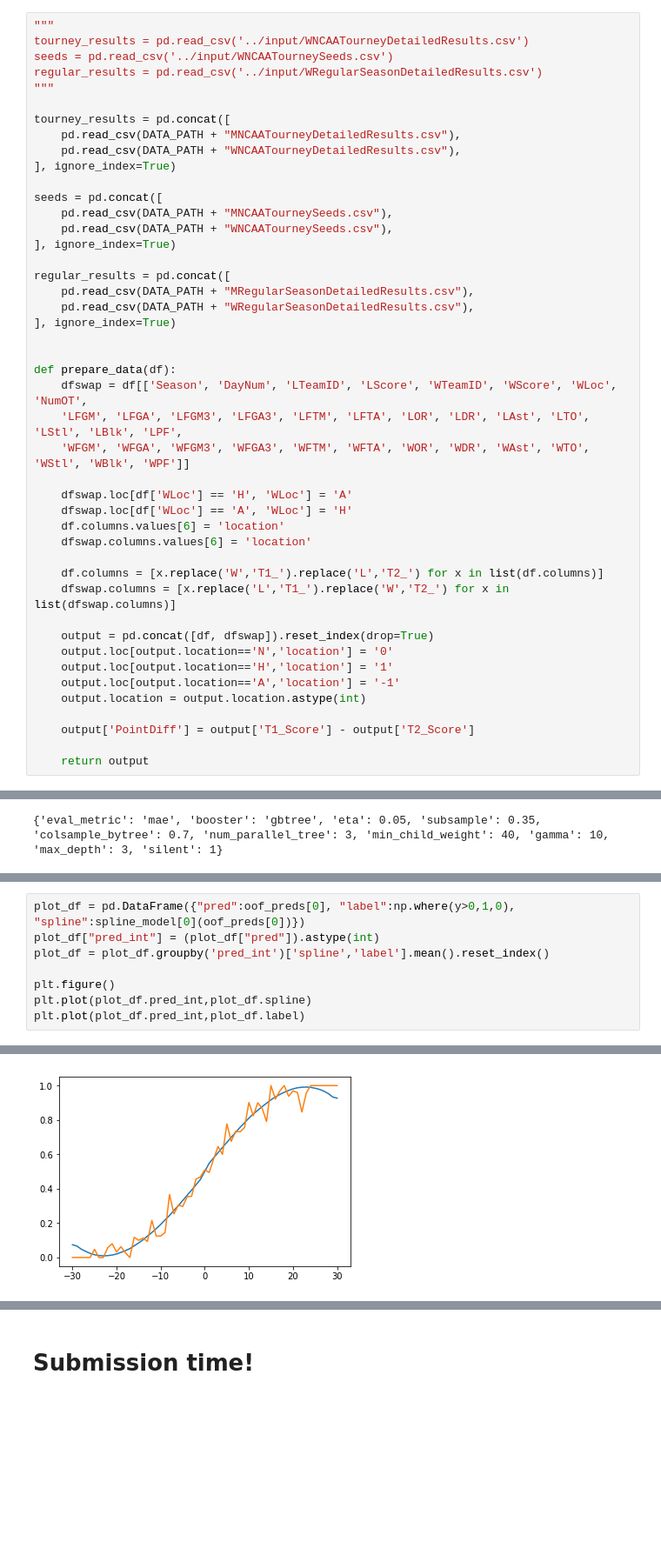
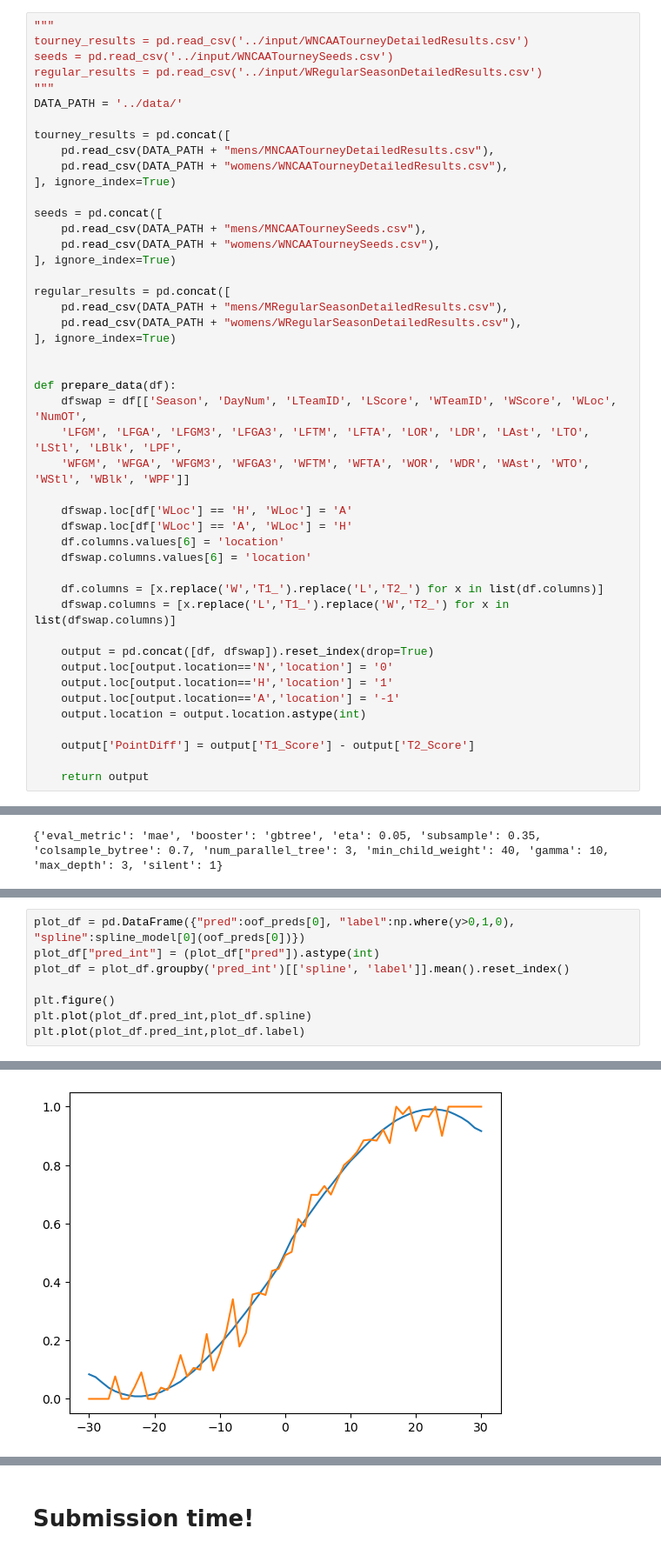
Before and after one commit to dsw225/March-Machine-Learning-Mania-2025, a Jupyter notebook: downloaded_inspo/paris-madness-2023.ipynb, the cells around one changed output, grey strips where cells are left out. Shown at 87% size. Cells and saved outputs as stored; diff of their text form; blank space fills up the shorter version.

```diff
--- a/downloaded_inspo/paris-madness-2023.ipynb
+++ b/downloaded_inspo/paris-madness-2023.ipynb
@@ -102,20 +60,21 @@ tourney_results = pd.read_csv('../input/WNCAATourneyDetailedResults.csv')
 seeds = pd.read_csv('../input/WNCAATourneySeeds.csv')
 regular_results = pd.read_csv('../input/WRegularSeasonDetailedResults.csv')
 """
+DATA_PATH = '../data/'
 
 tourney_results = pd.concat([
-    pd.read_csv(DATA_PATH + "MNCAATourneyDetailedResults.csv"),
-    pd.read_csv(DATA_PATH + "WNCAATourneyDetailedResults.csv"),
+    pd.read_csv(DATA_PATH + "mens/MNCAATourneyDetailedResults.csv"),
+    pd.read_csv(DATA_PATH + "womens/WNCAATourneyDetailedResults.csv"),
 ], ignore_index=True)
 
 seeds = pd.concat([
-    pd.read_csv(DATA_PATH + "MNCAATourneySeeds.csv"),
-    pd.read_csv(DATA_PATH + "WNCAATourneySeeds.csv"),
+    pd.read_csv(DATA_PATH + "mens/MNCAATourneySeeds.csv"),
+    pd.read_csv(DATA_PATH + "womens/WNCAATourneySeeds.csv"),
 ], ignore_index=True)
 
 regular_results = pd.concat([
-    pd.read_csv(DATA_PATH + "MRegularSeasonDetailedResults.csv"),
-    pd.read_csv(DATA_PATH + "WRegularSeasonDetailedResults.csv"),
+    pd.read_csv(DATA_PATH + "mens/MRegularSeasonDetailedResults.csv"),
+    pd.read_csv(DATA_PATH + "womens/WRegularSeasonDetailedResults.csv"),
 ], ignore_index=True)
 
 
@@ -433,14 +430,14 @@ logloss of cvsplit 2: 0.5162088660138033
 # %%
 plot_df = pd.DataFrame({"pred":oof_preds[0], "label":np.where(y>0,1,0), "spline":spline_model[0](oof_preds[0])})
 plot_df["pred_int"] = (plot_df["pred"]).astype(int)
-plot_df = plot_df.groupby('pred_int')['spline','label'].mean().reset_index()
+plot_df = plot_df.groupby('pred_int')[['spline', 'label']].mean().reset_index()
 
 plt.figure()
 plt.plot(plot_df.pred_int,plot_df.spline)
 plt.plot(plot_df.pred_int,plot_df.label)
 # %% [output]
 [<matplotlib.lines.Line2D at 0x...>]
-[figure, old version]
+[figure, new version]
 # %%
 spline_model = []
 
```
Also changed, not shown: parts of 28 cells of this notebook, 3 other files.
